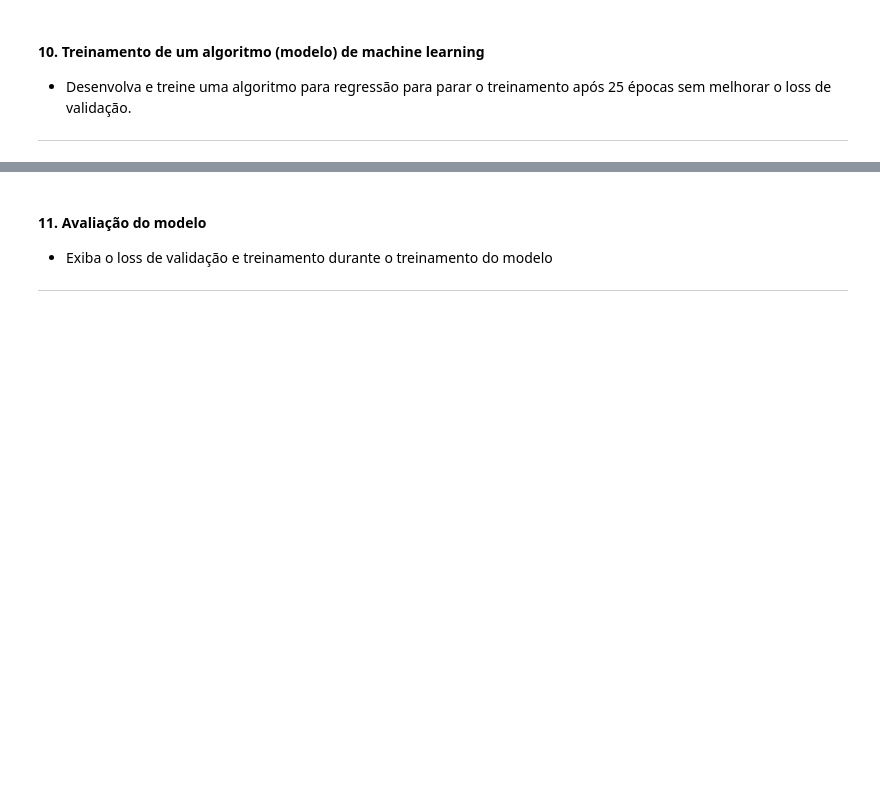
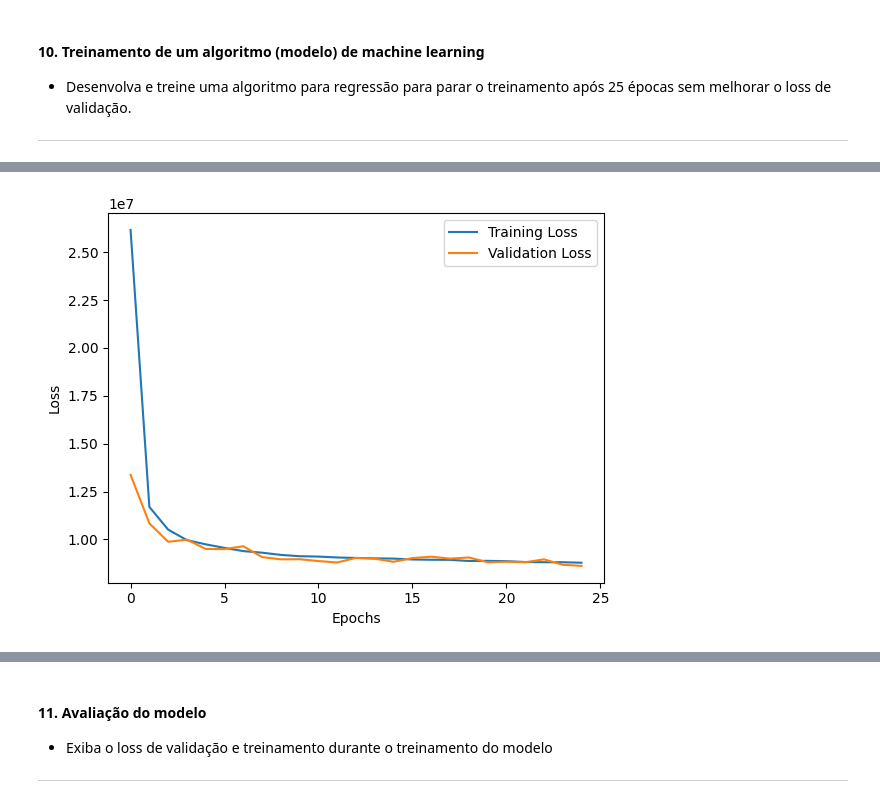
Before and after one commit to leaop/Graduation, a Jupyter notebook: 3 semestre/mineração de dados/trabalho_final.ipynb, the cells around one changed output, grey strips where cells are left out. Drawn from its saved outputs; the diff is of its cells as text; code cells hidden in the pictures; blank space fills up the shorter version.

```diff
--- a/3 semestre/mineração de dados/trabalho_final.ipynb
+++ b/3 semestre/mineração de dados/trabalho_final.ipynb
@@ -320,3 +254,6 @@ memory usage: 10.8+ MB
+# %%
+df['gpu_dedicada'] = df['gpu_dedicada'].map({'sim': 1, 'não': 0})
+df['tela_touch'] = df['tela_touch'].map({'sim': 1, 'não': 0})
 # %% [markdown]
 #### 7. Separação dos dados
 - Separe os dados em atributos (X) e alvo (y), sendo o preço do notebook o alvo.
@@ -335,0 +297,11 @@ X_normalized = scaler.fit_transform(X)
+# %%
+from sklearn.preprocessing import MinMaxScaler
+#numeric_cols = ['ano', 'qtd_nucleos', 'qtd_threads', 'ram', 'gpu_dedicada', 'ram_gpu', 'entradas_usb', 'duracao_bateria', 'tela_touch', 'armazenamento_ssd']  # Assuming the first three columns are numeric
+#categorical_cols = ['marca', 'resolucao_tela', 'tipo_tela', 'segmento']
+# Realizar codificação one-hot das colunas categóricas usando get_dummies
+X_encoded = pd.get_dummies(X)
+
+# Aplicar MinMaxScaler nas colunas numéricas
+numeric_cols = X_encoded.select_dtypes(include=['float64', 'int64']).columns
+scaler = MinMaxScaler()
+X_normalized = scaler.fit_transform(X_encoded[numeric_cols])
@@ -344,3 +340,22 @@ X_normalized = scaler.fit_transform(X)
 #### 10. Treinamento de um algoritmo (modelo) de machine learning
 - Desenvolva e treine uma algoritmo para regressão para parar o treinamento após 25 épocas sem melhorar o loss de validação.
 ***
+# %%
+model = Sequential()
+model.add(Dense(20, activation='relu', input_shape=(X_normalized.shape[1],)))
+model.add(Dense(40, activation='relu'))
+model.add(Dense(40, activation='relu'))
+model.add(Dense(40, activation='relu'))
+model.add(Dense(40, activation='relu'))
+model.add(Dense(40, activation='relu'))
+model.add(Dense(40, activation='relu'))
+model.add(Dense(1, activation='linear'))
+
+
+model.compile(loss='mean_squared_error', optimizer='adam')
+
+
+early_stopping = EarlyStopping(monitor='val_loss', patience=30)
+
+
+history = model.fit(X_normalized, y, epochs=25, validation_split=0.15, callbacks=[early_stopping])
@@ -346,0 +380,13 @@ X_normalized = scaler.fit_transform(X)
+# %%
+train_loss = history.history['loss']
+val_loss = history.history['val_loss']
+
+
+plt.plot(train_loss, label='Training Loss')
+plt.plot(val_loss, label='Validation Loss')
+plt.xlabel('Epochs')
+plt.ylabel('Loss')
+plt.legend()
+plt.show()
+# %% [output]
+[figure, added]
```
Also changed, not shown: parts of 21 cells of this notebook.
